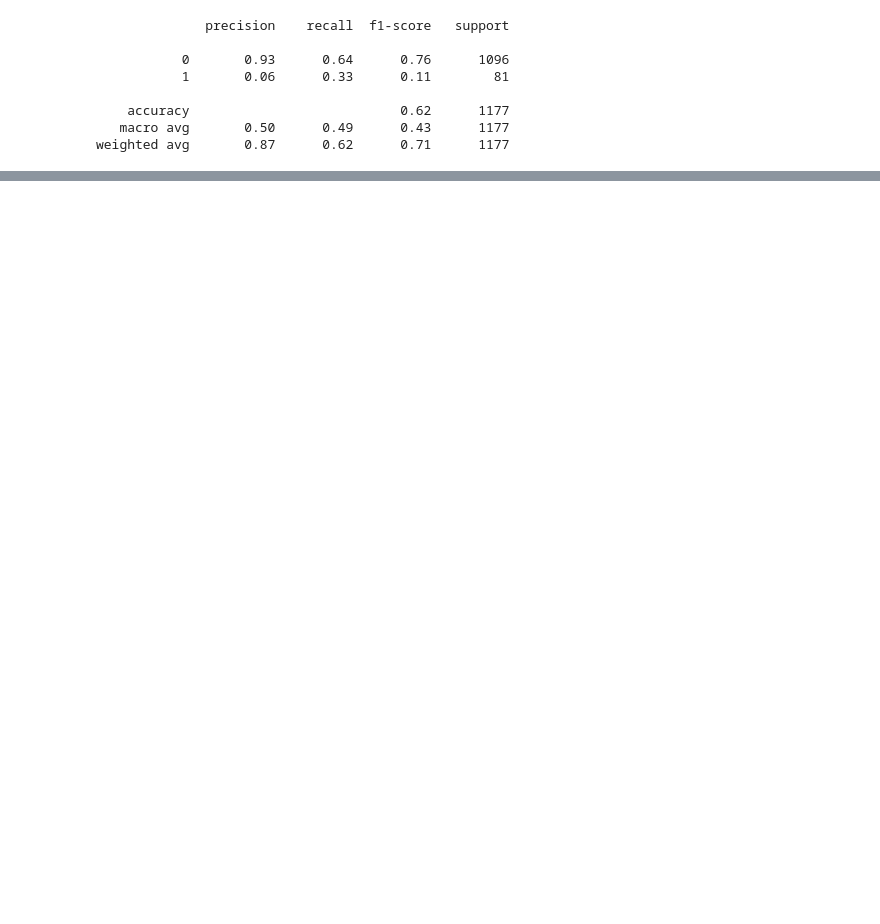
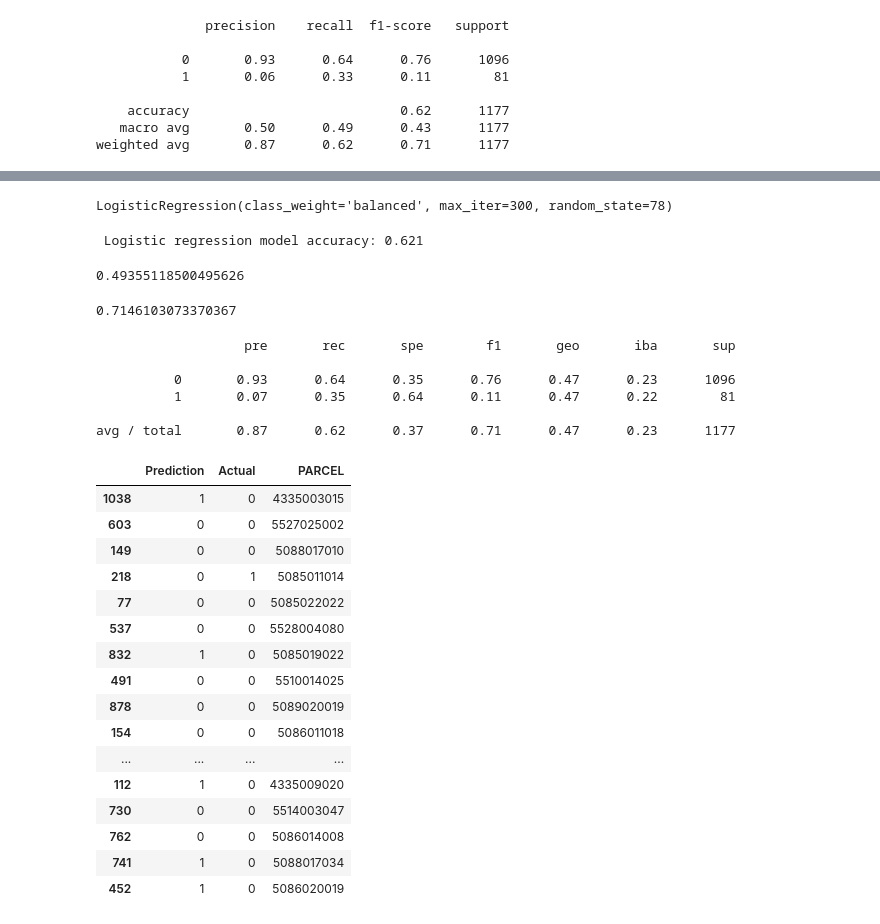
Before and after one commit to mhorstman/Final_Project_Team_1, a Jupyter notebook: Beverly_Grove_Supervised_Learning.ipynb, the cells around one changed output, grey strips where cells are left out. Cells and saved outputs as stored; diff of their text form; code cells hidden in the pictures; blank space fills up the shorter version.

```diff
--- a/Beverly_Grove_Supervised_Learning.ipynb
+++ b/Beverly_Grove_Supervised_Learning.ipynb
@@ -1279,0 +1596,13 @@ weighted avg       0.87      0.62      0.71      1177
+# %%
+# Step 4: Scale our data
+
+# Create the StandardScaler instance
+scaler = StandardScaler()
+
+# Fit our scaler, named 'scaler' to our data, which produces a new StandardScaler object
+# which we call 'X_scaler'
+X_scaler = scaler.fit(X_train)
+
+# Scale the data
+X_train_scaled = X_scaler.transform(X_train)
+X_test_scaled = X_scaler.transform(X_test)
@@ -1279,0 +1611,7 @@ weighted avg       0.87      0.62      0.71      1177
+# %%
+# implement random oversampling
+from imblearn.over_sampling import RandomOverSampler
+ros = RandomOverSampler(random_state=1)
+X_random_oversampled, y_random_oversampled = ros.fit_resample(X_train_scaled, y_train)
+
+Counter(y_random_oversampled)
@@ -1279,0 +1620,12 @@ weighted avg       0.87      0.62      0.71      1177
+# %%
+# Logistic regression using random oversampled data
+from sklearn.linear_model import LogisticRegression
+
+model_10 = LogisticRegression(solver='lbfgs',
+                                max_iter=300,
+                                random_state=78,
+                                class_weight="balanced")
+
+model_10.fit(X_random_oversampled, y_random_oversampled)
+# %% [output]
+LogisticRegression(class_weight='balanced', max_iter=300, random_state=78)
@@ -1279,0 +1635,47 @@ weighted avg       0.87      0.62      0.71      1177
+# %%
+print(f" Logistic regression model accuracy: {accuracy_score(y_test, y_pred):.3f}")
+# %% [output]
+ Logistic regression model accuracy: 0.621
+# %%
+# just for shits n' gigs, lets find the balanced accuracy score
+
+from sklearn.metrics import balanced_accuracy_score
+balanced_accuracy_score(y_test, y_pred)
+# %% [output]
+0.49355118500495626
+# %%
+f1_score(y_test, y_pred, average="weighted")
+# %% [output]
+0.7146103073370367
+# %%
+# Print the imbalanced classification report
+from imblearn.metrics import classification_report_imbalanced
+print(classification_report_imbalanced(y_test, y_pred))
+# %% [output]
+                   pre       rec       spe        f1       geo       iba       sup
+
+          0       0.93      0.64      0.35      0.76      0.47      0.23      1096
+          1       0.07      0.35      0.64      0.11      0.47      0.22        81
+
+avg / total       0.87      0.62      0.37      0.71      0.47      0.23      1177
+# %%
+results = pd.DataFrame({"Prediction": y_pred, "Actual": y_test, "PARCEL": y_test.index.values}).reset_index(drop=True)
+results.sample(20)
+# %% [output]
+|  | Prediction | Actual | PARCEL |
+| 1038 | 1 | 0 | 4335003015 |
+| 603 | 0 | 0 | 5527025002 |
+| 149 | 0 | 0 | 5088017010 |
+| 218 | 0 | 1 | 5085011014 |
+| 77 | 0 | 0 | 5085022022 |
+| 537 | 0 | 0 | 5528004080 |
+| 832 | 1 | 0 | 5085019022 |
+| 491 | 0 | 0 | 5510014025 |
+| 878 | 0 | 0 | 5089020019 |
+| 154 | 0 | 0 | 5086011018 |
+| ... | ... | ... | ... |
+| 112 | 1 | 0 | 4335009020 |
+| 730 | 0 | 0 | 5514003047 |
+| 762 | 0 | 0 | 5086014008 |
+| 741 | 1 | 0 | 5088017034 |
+| 452 | 1 | 0 | 5086020019 |
```
Also changed, not shown: parts of 95 cells of this notebook.
